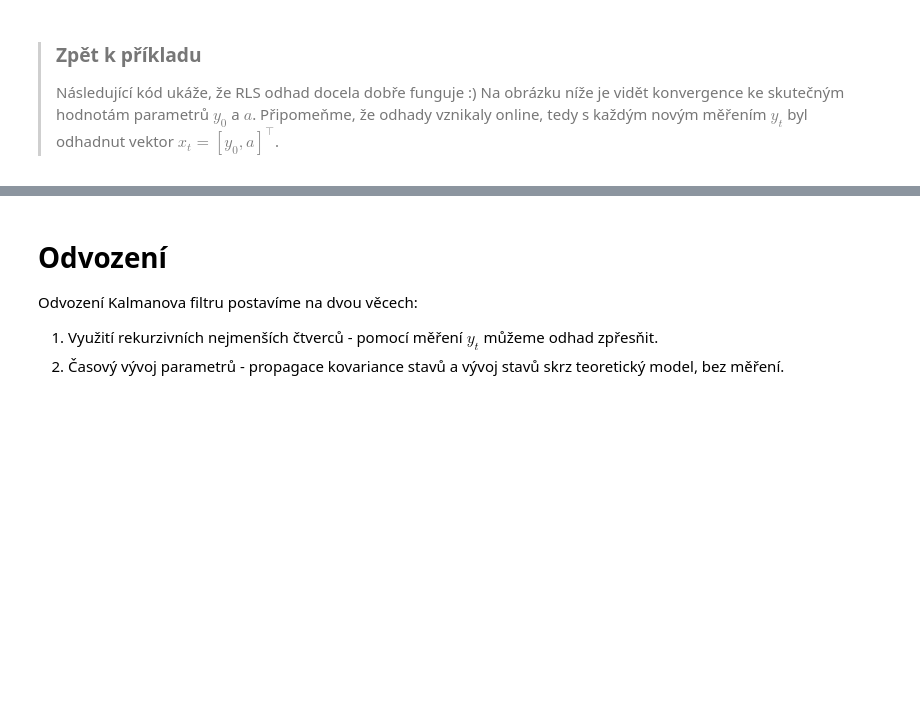
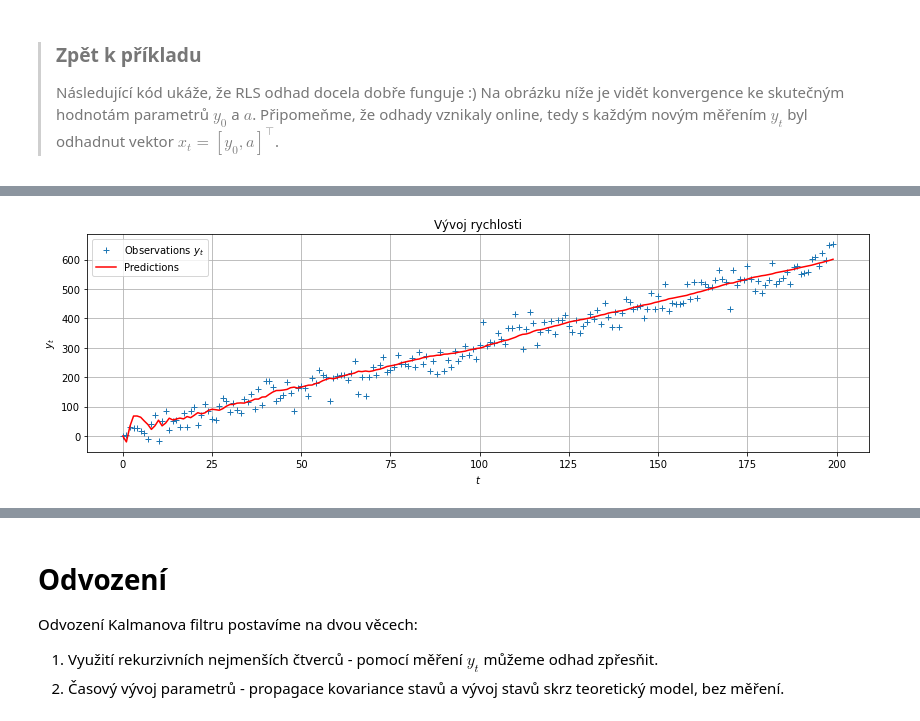
Before and after one commit to kamil-dedecius/mi-scr, a Jupyter notebook: prednasky/6.ipynb, the cells around one changed output, grey strips where cells are left out. Cells and saved outputs as stored; diff of their text form; code cells hidden in the pictures; blank space fills up the shorter version.

```diff
--- a/prednasky/6.ipynb
+++ b/prednasky/6.ipynb
@@ -195,3 +235,14 @@ plt.show()
+# %%
+plt.figure(figsize=(14,4))
+plt.plot(y, '+', label=r'Observations $y_t$')
+plt.plot(y_predictions, '-', color='red', label='Predictions')
+plt.xlabel(r'$t$')
+plt.ylabel(r'$y_t$')
+plt.title('Vývoj rychlosti')
+plt.legend()
+plt.show()
+# %% [output]
+[figure, added]
 # %% [markdown]
 # Kalmanův filtr
 
```
Also changed, not shown: parts of 12 cells of this notebook.
